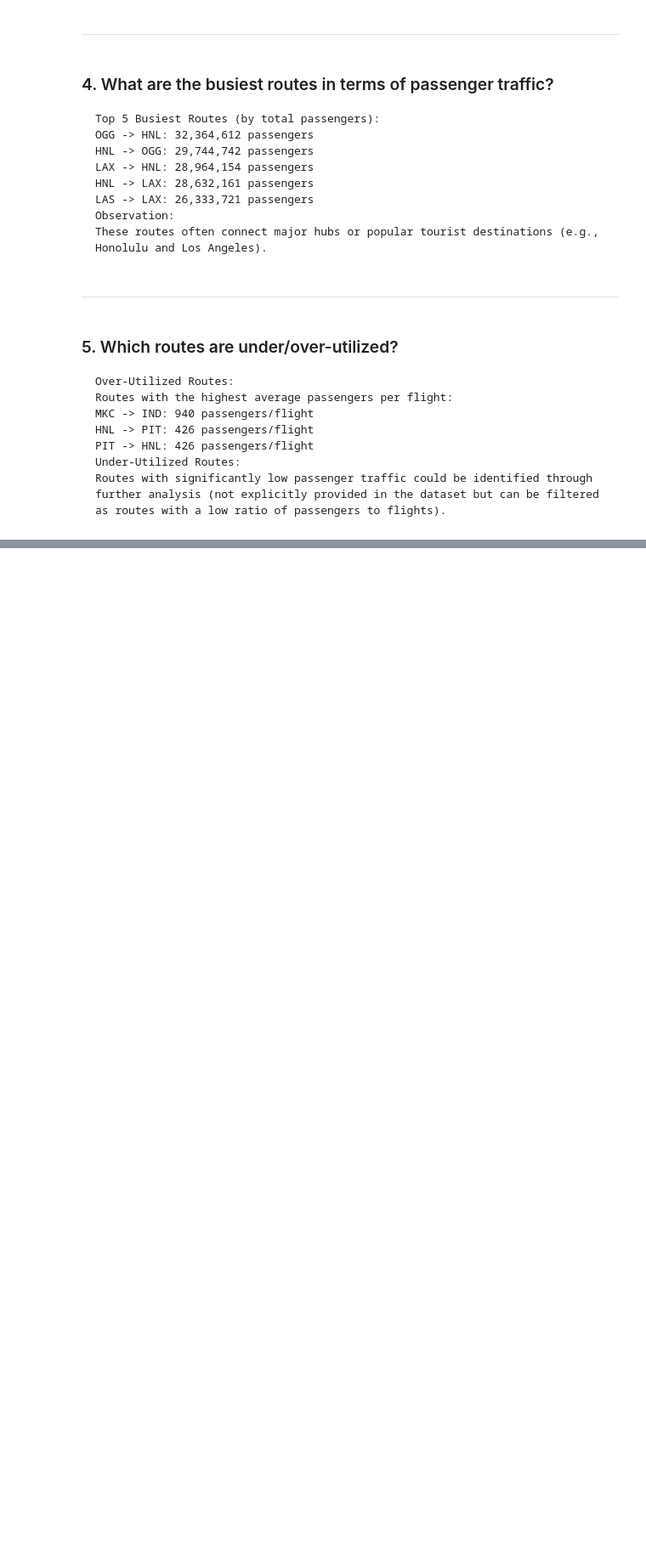
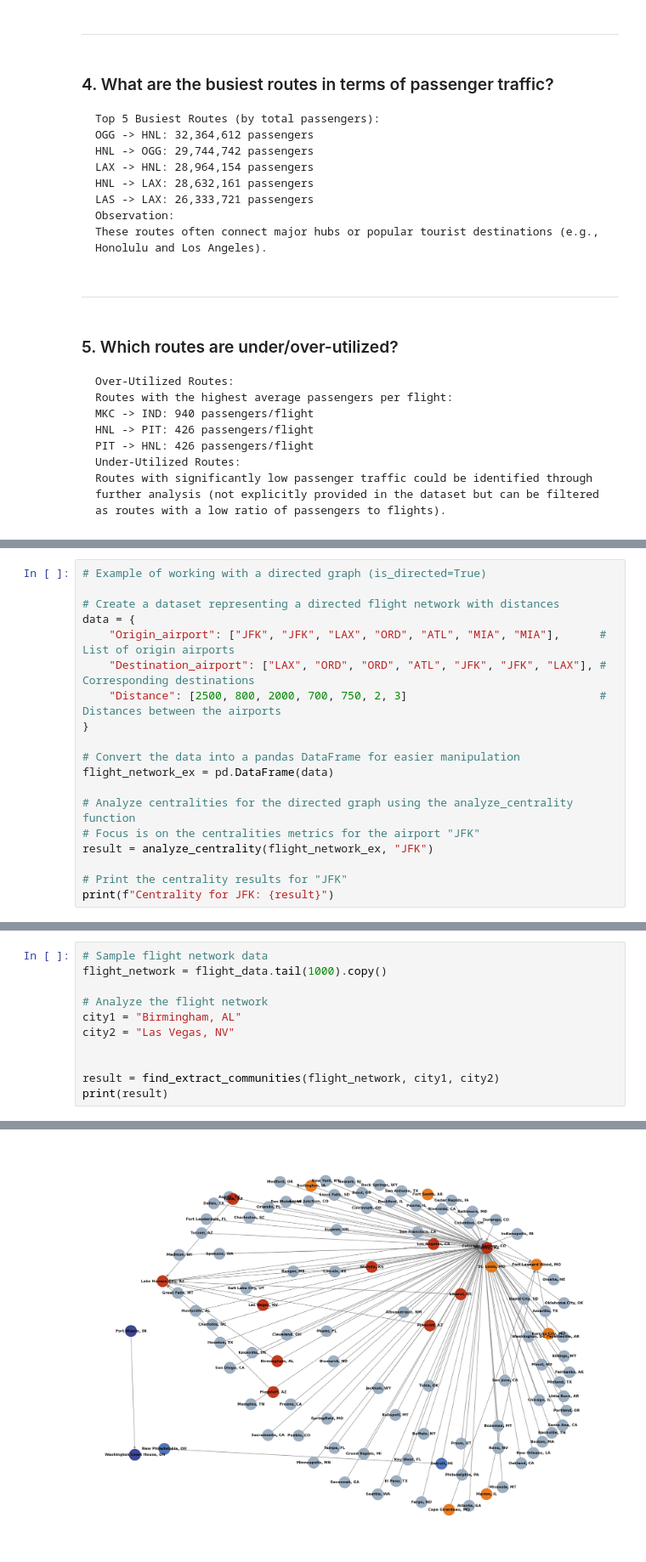
Before and after one commit to sezermzgl/ADM-HW5, a Jupyter notebook: main.ipynb, the cells around one changed output, grey strips where cells are left out. Shown at 85% size. Drawn from its saved outputs; the diff is of its cells as text; blank space fills up the shorter version.

```diff
--- a/main.ipynb
+++ b/main.ipynb
@@ -197,0 +425,19 @@ Interactive map saved as 'flight_network_map.html'
+# %%
+# Example of working with a directed graph (is_directed=True)
+
+# Create a dataset representing a directed flight network with distances
+data = {
+    "Origin_airport": ["JFK", "JFK", "LAX", "ORD", "ATL", "MIA", "MIA"],      # List of origin airports
+    "Destination_airport": ["LAX", "ORD", "ORD", "ATL", "JFK", "JFK", "LAX"], # Corresponding destinations
+    "Distance": [2500, 800, 2000, 700, 750, 2, 3]                             # Distances between the airports
+}
+
+# Convert the data into a pandas DataFrame for easier manipulation
+flight_network_ex = pd.DataFrame(data)
+
+# Analyze centralities for the directed graph using the analyze_centrality function
+# Focus is on the centralities metrics for the airport "JFK"
+result = analyze_centrality(flight_network_ex, "JFK")
+
+# Print the centrality results for "JFK"
+print(f"Centrality for JFK: {result}")
@@ -197,0 +815,12 @@ Interactive map saved as 'flight_network_map.html'
+# %%
+# Sample flight network data
+flight_network = flight_data.tail(1000).copy()
+
+# Analyze the flight network
+city1 = "Birmingham, AL"
+city2 = "Las Vegas, NV"
+
+
+result = find_extract_communities(flight_network, city1, city2)
+print(result)
+# %% [output]
@@ -197,0 +843 @@ Interactive map saved as 'flight_network_map.html'
+[figure, added]
```
Also changed, not shown: parts of 27 cells of this notebook.
